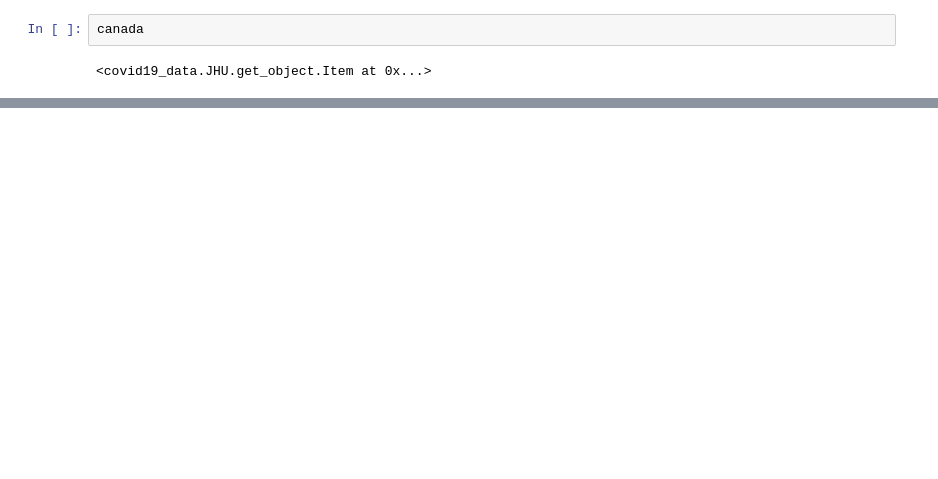
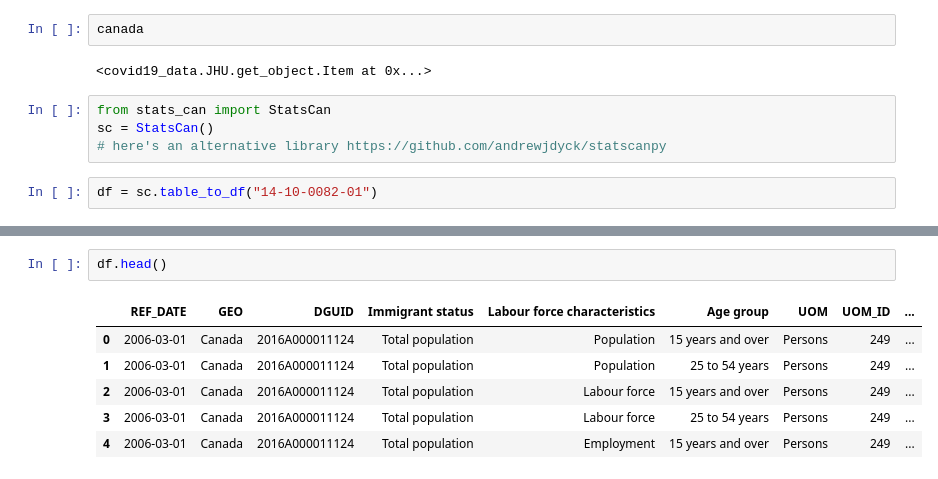
Before and after one commit to gbby/INF451-Course-Materials, a Jupyter notebook: covid_canada.ipynb, the cells around one changed output, grey strips where cells are left out. Cells and saved outputs as stored; diff of their text form; blank space fills up the shorter version.

Commit message:
added global stuff and statscan to canada

```diff
--- a/covid_canada.ipynb
+++ b/covid_canada.ipynb
@@ -71,3 +85,9 @@ print(canada.deaths)
 canada
 # %% [output]
 <covid19_data.JHU.get_object.Item at 0x...>
+# %%
+from stats_can import StatsCan
+sc = StatsCan()
+# here's an alternative library https://github.com/andrewjdyck/statscanpy
+# %%
+df = sc.table_to_df("14-10-0082-01")
@@ -73,0 +96,9 @@ canada
+# %%
+df.head()
+# %% [output]
+|  | REF_DATE | GEO | DGUID | Immigrant status | Labour force characteristics | Age group | UOM | UOM_ID | ... |
+| 0 | 2006-03-01 | Canada | 2016A000011124 | Total population | Population | 15 years and over | Persons | 249 | ... |
+| 1 | 2006-03-01 | Canada | 2016A000011124 | Total population | Population | 25 to 54 years | Persons | 249 | ... |
+| 2 | 2006-03-01 | Canada | 2016A000011124 | Total population | Labour force | 15 years and over | Persons | 249 | ... |
+| 3 | 2006-03-01 | Canada | 2016A000011124 | Total population | Labour force | 25 to 54 years | Persons | 249 | ... |
+| 4 | 2006-03-01 | Canada | 2016A000011124 | Total population | Employment | 15 years and over | Persons | 249 | ... |
```
Also changed, not shown: parts of 4 cells of this notebook, 2 other files.
